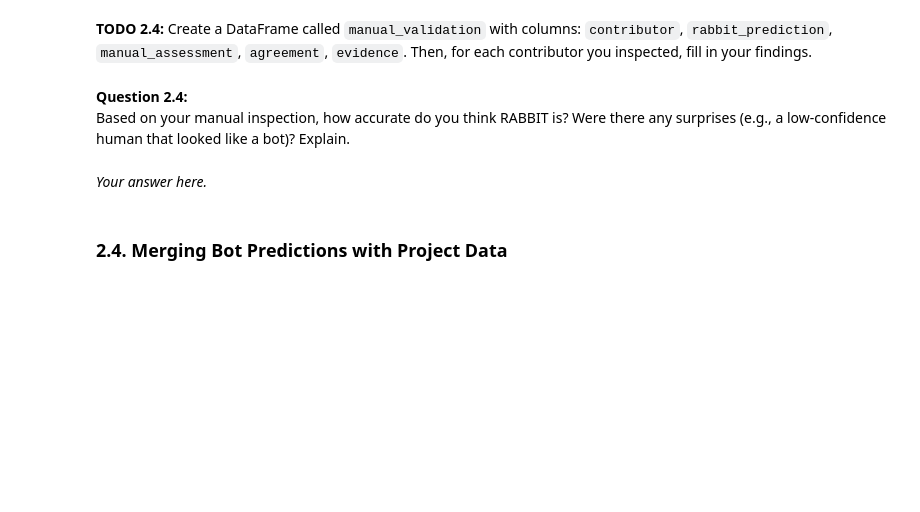
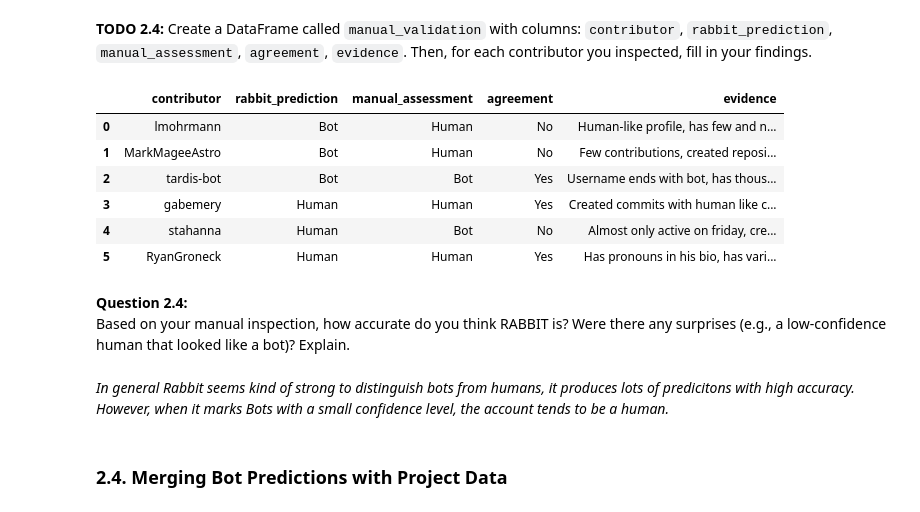
Before and after one commit to nicolas-vrsc/Software-Evolution-Practical-Bots-TP, a Jupyter notebook: Bots-Template.ipynb, the cells around one changed output. Cells and saved outputs as stored; diff of their text form; code cells hidden in the pictures; blank space fills up the shorter version.

```diff
--- a/Bots-Template.ipynb
+++ b/Bots-Template.ipynb
@@ -778,18 +843,31 @@ for _, row in low_conf_samples.iterrows():
 # %%
 # TODO: Create and fill the manual validation DataFrame
 manual_validation = pd.DataFrame(columns=[
     'contributor', 'rabbit_prediction', 'manual_assessment', 'agreement', 'evidence'
 ])
 
 # Example (you will replace with actual data):
-# manual_validation.loc[0] = ['dependabot[bot]', 'Bot', 'Bot', 'Yes', 'Username ends with [bot], auto comments on PRs']
+manual_validation.loc[0] = ['lmohrmann', 'Bot', 'Human', 'No', 'Human-like profile, has few and non regular activities and talks like a normal person']
+manual_validation.loc[1] = ['MarkMageeAstro', 'Bot', 'Human', 'No', 'Few contributions, created repositories and commits with human like comments']
+manual_validation.loc[2] = ['tardis-bot', 'Bot', 'Bot', 'Yes', 'Username ends with bot, has thousands of contributions of the tardis projects']
+manual_validation.loc[3] = ['gabemery', 'Human', 'Human', 'Yes', 'Created commits with human like comments']
+manual_validation.loc[4] = ['stahanna', 'Human', 'Bot', 'No', 'Almost only active on friday, creates commit with always same comment (auto create meeting report)']
+manual_validation.loc[5] = ['RyanGroneck', 'Human', 'Human', 'Yes', 'Has pronouns in his bio, has various types of activities on non regular basis, with human like comments']
 
 display(manual_validation)
+# %% [output]
+|  | contributor | rabbit_prediction | manual_assessment | agreement | evidence |
+| 0 | lmohrmann | Bot | Human | No | Human-like profile, has few and n... |
+| 1 | MarkMageeAstro | Bot | Human | No | Few contributions, created reposi... |
+| 2 | tardis-bot | Bot | Bot | Yes | Username ends with bot, has thous... |
+| 3 | gabemery | Human | Human | Yes | Created commits with human like c... |
+| 4 | stahanna | Human | Bot | No | Almost only active on friday, cre... |
+| 5 | RyanGroneck | Human | Human | Yes | Has pronouns in his bio, has vari... |
 # %% [markdown]
 **Question 2.4:**
 Based on your manual inspection, how accurate do you think RABBIT is? Were there any surprises (e.g., a low‑confidence human that looked like a bot)? Explain.
 # %% [markdown]
-*Your answer here.*
+*In general Rabbit seems kind of strong to distinguish bots from humans, it produces lots of predicitons with high accuracy. However, when it marks Bots with a small confidence level, the account tends to be a human.*
 # %% [markdown]
 ###  2.4. Merging Bot Predictions with Project Data
 # %% [markdown]
```
Also changed, not shown: parts of 16 cells of this notebook, 1 other file.
